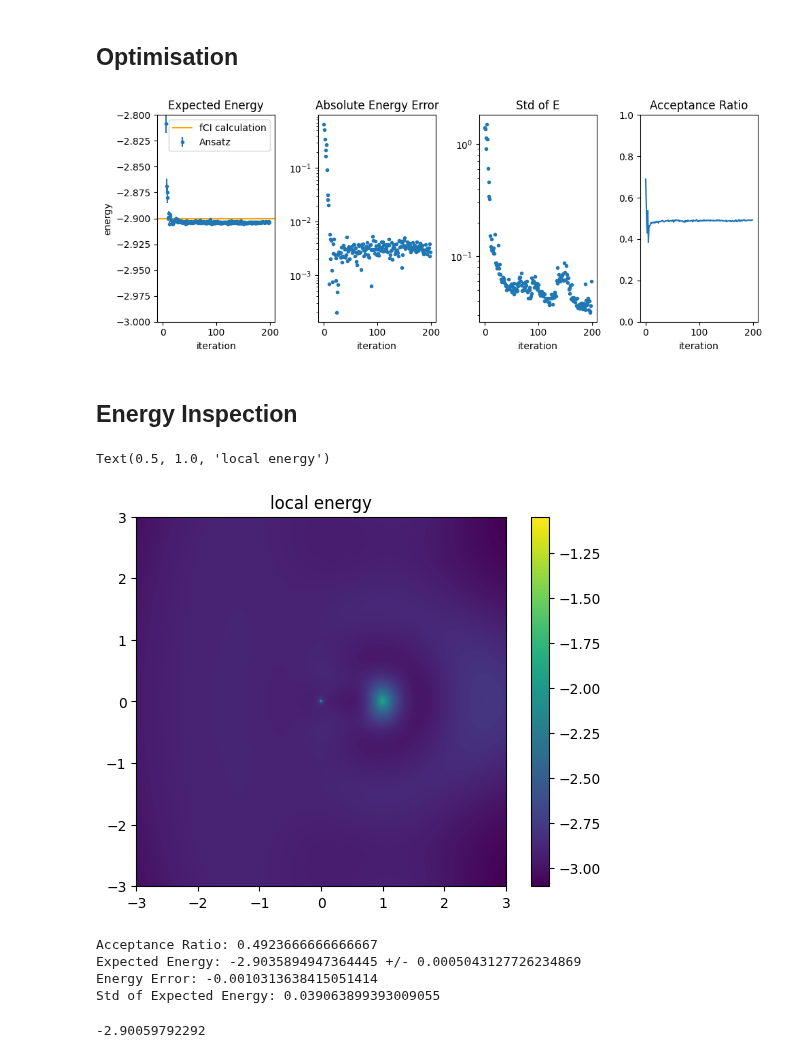
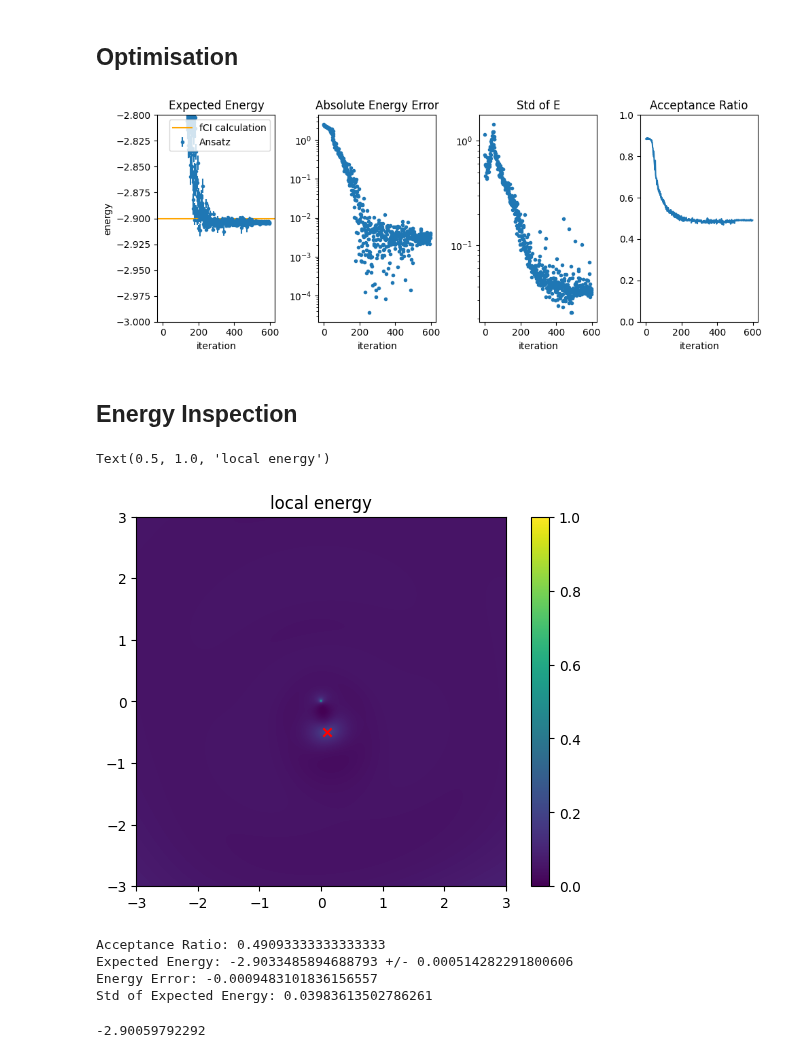
Before and after one commit to evanwonisch/NeuralQuantumStates, a Jupyter notebook: run/helium/helium_singlet.ipynb, the cells around one changed output. Saved outputs shown, nothing was run; the diff lists cells and outputs as text; code cells hidden in the pictures.

```diff
--- a/run/helium/helium_singlet.ipynb
+++ b/run/helium/helium_singlet.ipynb
@@ -304,7 +301,7 @@ N = 8000
 epoch = 100
 
 # define
-optimizer = optax.sgd(learning_rate=0.05)
+optimizer = optax.sgd(learning_rate=0.01)
 
 # initialise
 optimizer_state = optimizer.init(param)
@@ -360,31 +357,32 @@ f.tight_layout()
 
 # n_param = sum(x.size for x in jax.tree_util.tree_leaves(param))
 # %% [output]
-[figure, old version]
+[figure, new version]
 # %% [markdown]
 ## Energy Inspection
 # %%
 N = 1000
 l = 3
 xs = jnp.linspace(-l, l, num = N)
 ys = jnp.linspace(-l, l, num = N)
 xss, yss = jnp.meshgrid(xs, ys)
 im = jnp.stack((xss, yss, jnp.ones_like(xss) * 0), axis = 2)
 
-e0pos = jnp.array([1.,0.,0.])
+e0pos = jnp.array([0.1,0.5,0.])
 
 ex = jnp.repeat(jnp.repeat(e0pos[jnp.newaxis, :], N, 0)[jnp.newaxis, :], N, 0)
 fullim = jnp.concatenate((im, ex), axis = 2)
 
 hloc = hamiltonian.calc_H_loc(ansatz, param,  fullim.reshape(-1, 6)).reshape(xss.shape)
 
 
 plt.imshow(hloc, extent = [-l, l, -l, l])
+plt.scatter(e0pos[0], -e0pos[1], marker = "x", color = "r")
 plt.colorbar()
 plt.title("local energy")
 # %% [output]
 Text(0.5, 1.0, 'local energy')
-[figure, old version]
+[figure, new version]
 # %%
 N = 6000
 key, _ = jax.random.split(key)
@@ -395,10 +393,10 @@ print("Expected Energy:", jnp.mean(H_loc),"+/-", jnp.std(H_loc)/jnp.sqrt(N))
 print("Energy Error:", (jnp.mean(H_loc) - E_f)/jnp.abs(E_f))
 print("Std of Expected Energy:", jnp.std(H_loc))
 # %% [output]
-Acceptance Ratio: 0.4923666666666667
-Expected Energy: -2.9035894947364445 +/- 0.0005043127726234869
-Energy Error: -0.0010313638415051414
-Std of Expected Energy: 0.039063899393009055
+Acceptance Ratio: 0.49093333333333333
+Expected Energy: -2.9033485894688793 +/- 0.000514282291800606
+Energy Error: -0.0009483101836156557
+Std of Expected Energy: 0.03983613502786261
 # %%
 E_f
 # %% [output]
```
Also changed, not shown: parts of 5 cells of this notebook, 4 other files.
